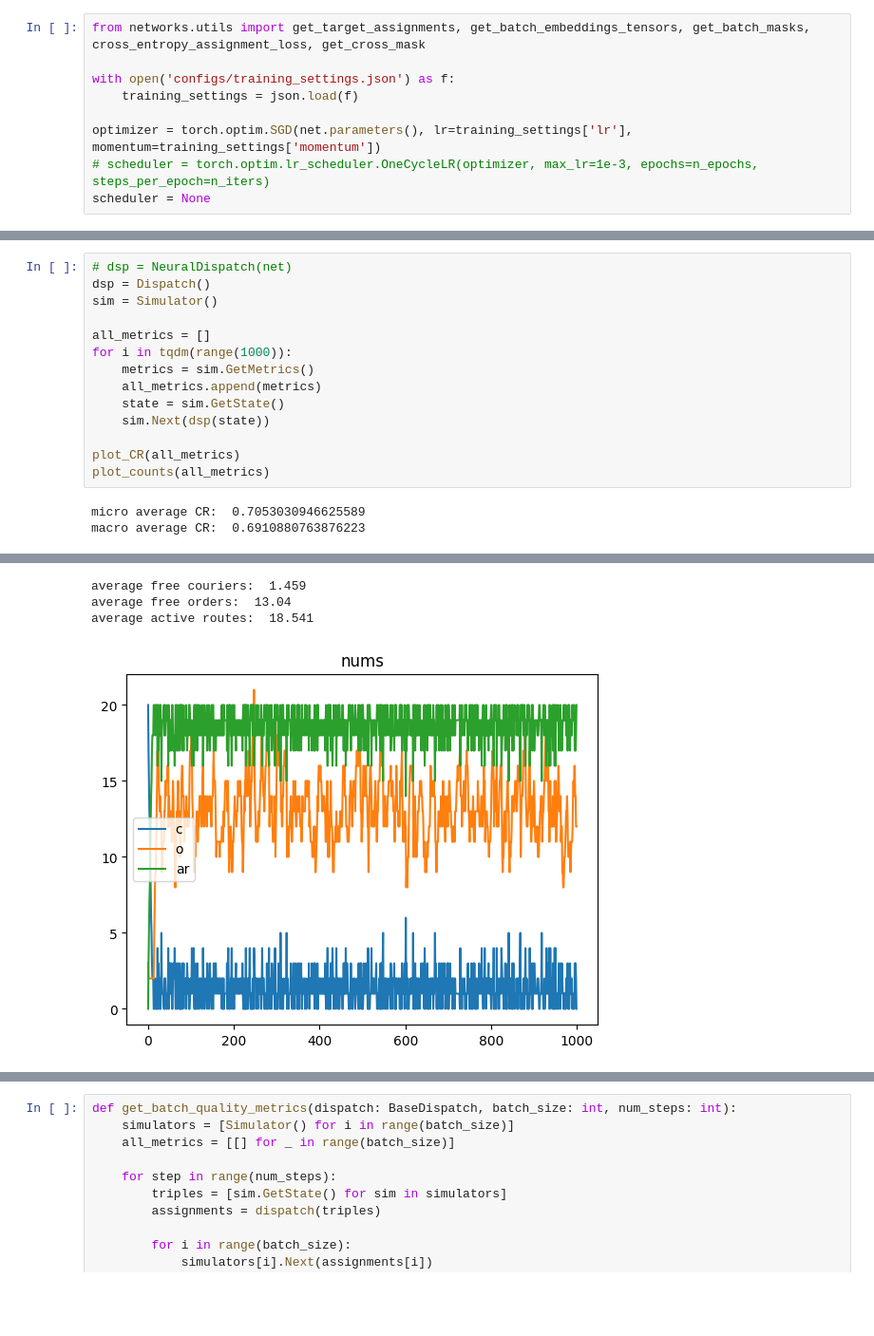
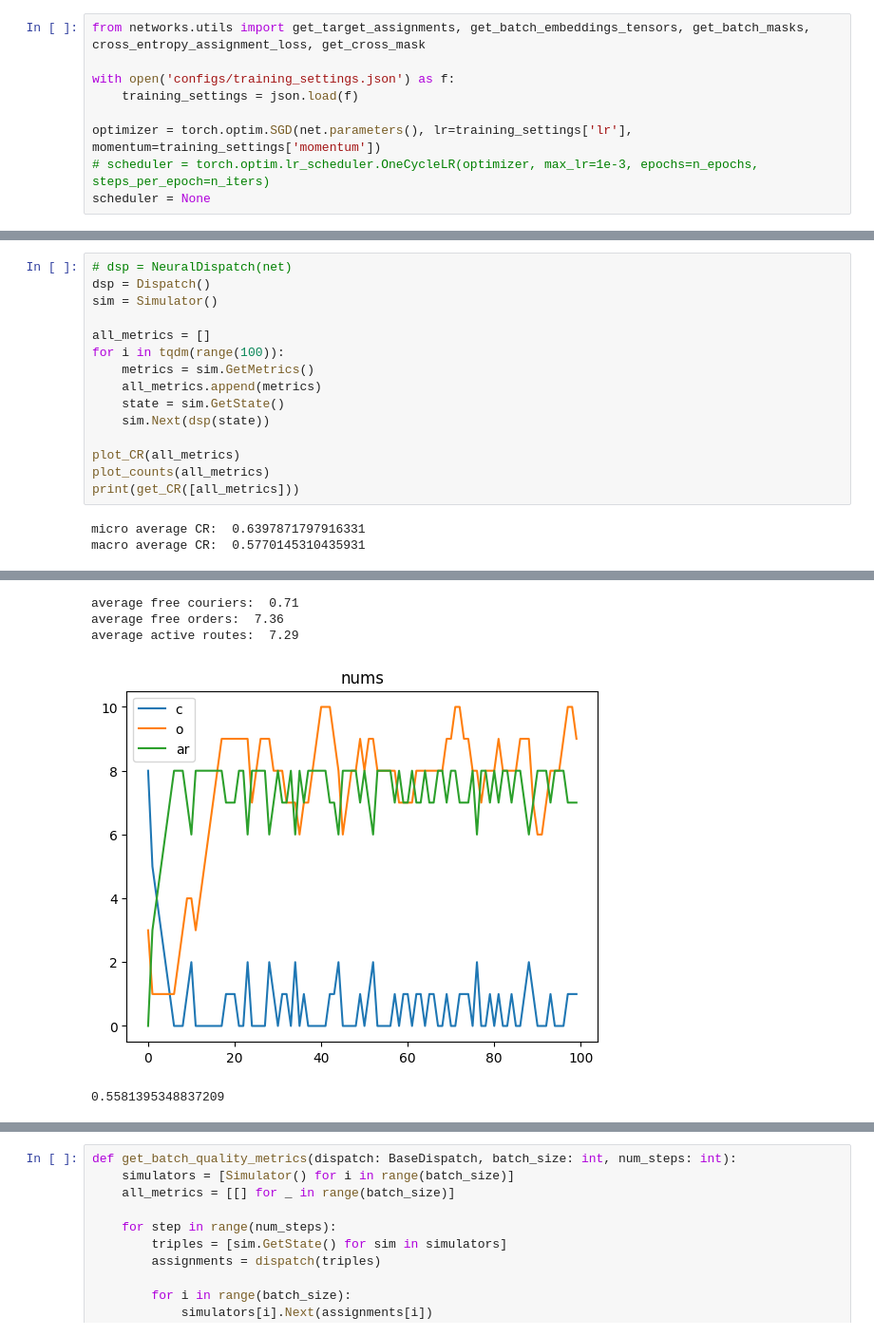
Before and after one commit to limon8884/delivery-RL, a Jupyter notebook: rl_training.ipynb, the cells around one changed output, grey strips where cells are left out. Shown at 95% size. Saved outputs shown, nothing was run; the diff lists cells and outputs as text; blank space fills up the shorter version.

```diff
--- a/rl_training.ipynb
+++ b/rl_training.ipynb
@@ -196,7 +235,7 @@ dsp = Dispatch()
 sim = Simulator()
 
 all_metrics = []
-for i in tqdm(range(1000)):
+for i in tqdm(range(100)):
     metrics = sim.GetMetrics()
     all_metrics.append(metrics)
     state = sim.GetState()
@@ -204,6 +243,7 @@ for i in tqdm(range(1000)):
 
 plot_CR(all_metrics)
 plot_counts(all_metrics)
+print(get_CR([all_metrics]))
 # %% [output]
-micro average CR:  0.7053030946625589
-macro average CR:  0.6910880763876223
+micro average CR:  0.6397871797916331
+macro average CR:  0.5770145310435931
@@ -211,7 +251,8 @@ macro average CR:  0.6910880763876223
-average free couriers:  1.459
-average free orders:  13.04
-average active routes:  18.541
+average free couriers:  0.71
+average free orders:  7.36
+average active routes:  7.29
-[figure, old version]
+[figure, new version]
+0.5581395348837209
 # %%
 from dispatch.dispatch import BaseDispatch
 from objects.gamble_triple import GambleTriple
```
Also changed, not shown: parts of 14 cells of this notebook, 2 other files.
